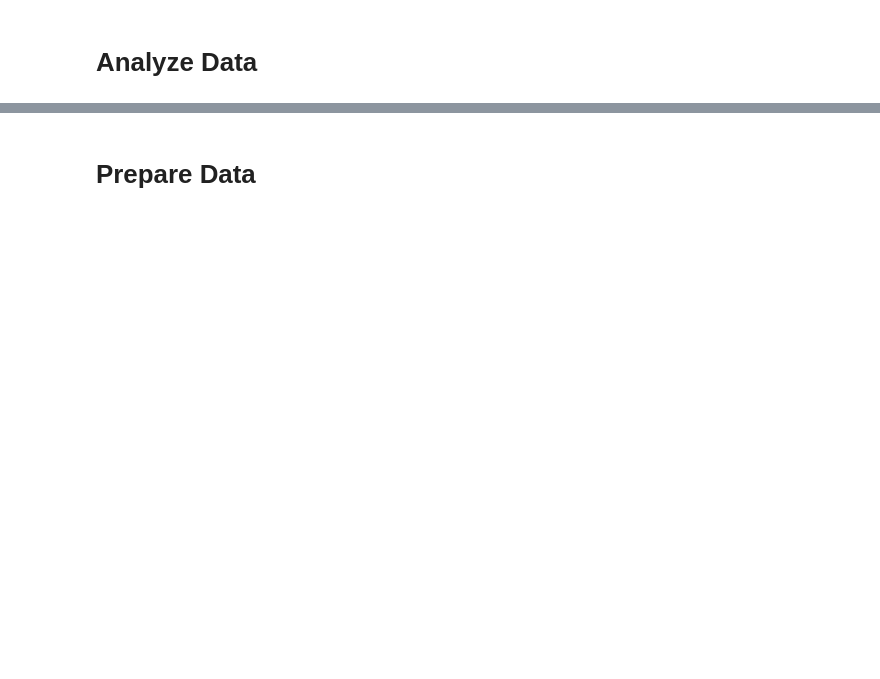
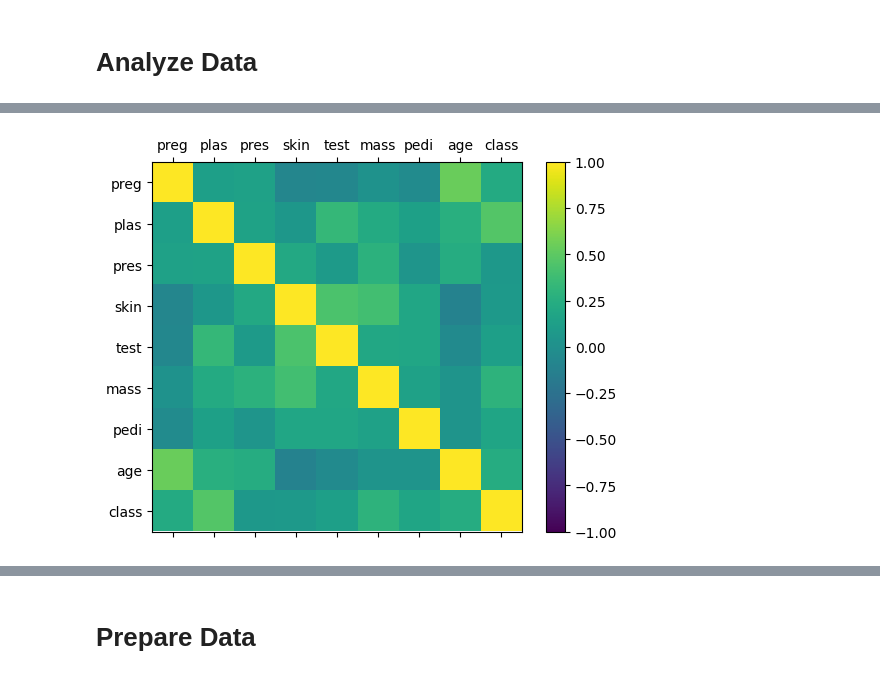
Before and after one commit to najmehtaleb/machine-learning, a Jupyter notebook: nbs/quick-start/intro.ipynb, the cells around one changed output, grey strips where cells are left out. Cells and saved outputs as stored; diff of their text form; code cells hidden in the pictures; blank space fills up the shorter version.

```diff
--- a/nbs/quick-start/intro.ipynb
+++ b/nbs/quick-start/intro.ipynb
@@ -85,0 +489,15 @@ parameters and pre-processing data.
+# %%
+# plot correlation matrix
+
+fig = pyplot.figure()
+ax = fig.add_subplot(111)
+cax = ax.matshow(data.corr(), vmin=-1, vmax=1)
+fig.colorbar(cax)
+ticks = numpy.arange(0,9,1)
+ax.set_xticks(ticks)
+ax.set_yticks(ticks)
+ax.set_xticklabels(names)
+ax.set_yticklabels(names)
+pyplot.show()
+# %% [output]
+[figure, added]
```
Also changed, not shown: parts of 114 cells of this notebook, 4 other files.
